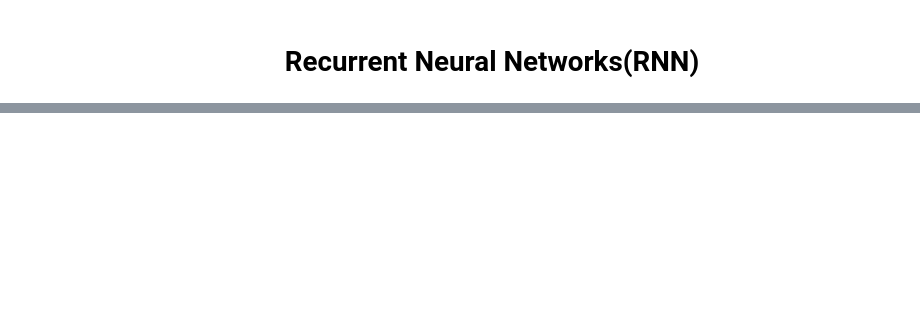
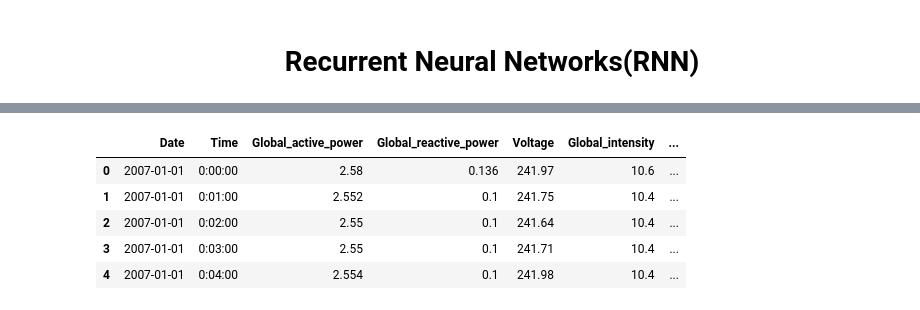
Before and after one commit to BalavSha/Deep-Learning, a Jupyter notebook: Recurrent_Neural_Network(RNNs).ipynb, the cells around one changed output, grey strips where cells are left out. Cells and saved outputs as stored; diff of their text form; code cells hidden in the pictures; blank space fills up the shorter version.

```diff
--- a/Recurrent_Neural_Network(RNNs).ipynb
+++ b/Recurrent_Neural_Network(RNNs).ipynb
@@ -225,0 +350,11 @@ Epoch 20/20
+# %%
+# sort the dataframe in ascending order using the "Datetime" column
+data = data.sort_values(["Datetime"])
+data.head()
+# %% [output]
+|  | Date | Time | Global_active_power | Global_reactive_power | Voltage | Global_intensity | ... |
+| 0 | 2007-01-01 | 0:00:00 | 2.58 | 0.136 | 241.97 | 10.6 | ... |
+| 1 | 2007-01-01 | 0:01:00 | 2.552 | 0.1 | 241.75 | 10.4 | ... |
+| 2 | 2007-01-01 | 0:02:00 | 2.55 | 0.1 | 241.64 | 10.4 | ... |
+| 3 | 2007-01-01 | 0:03:00 | 2.55 | 0.1 | 241.71 | 10.4 | ... |
+| 4 | 2007-01-01 | 0:04:00 | 2.554 | 0.1 | 241.98 | 10.4 | ... |
```
Also changed, not shown: parts of 43 cells of this notebook.
